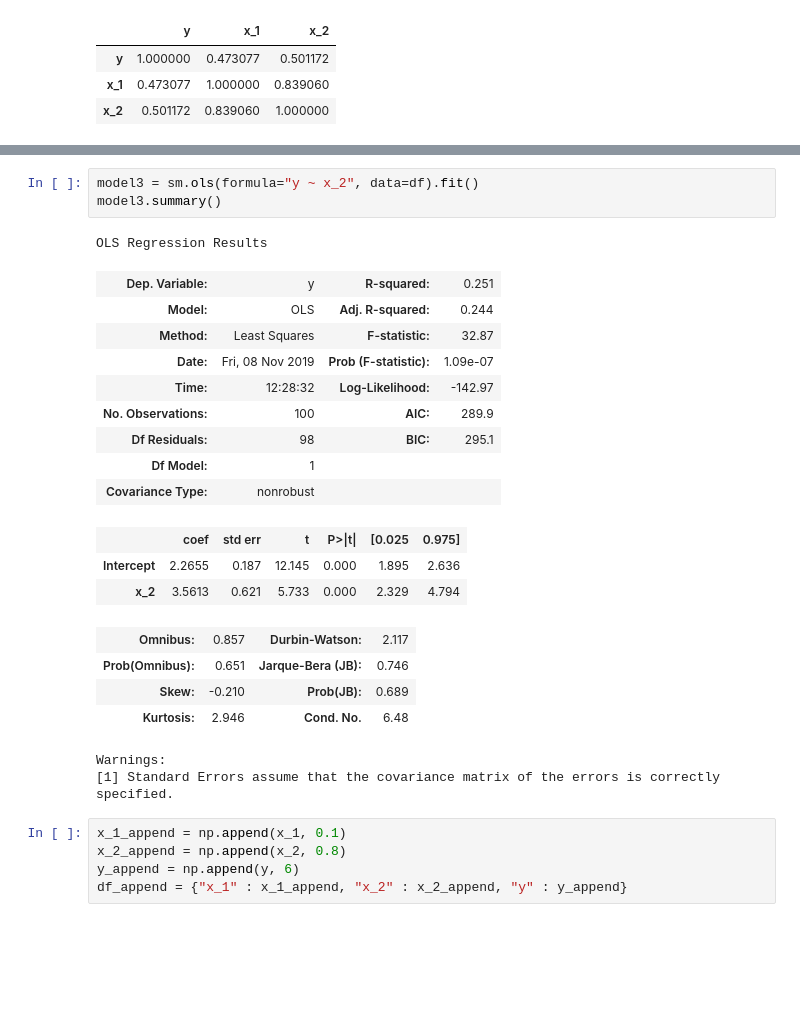
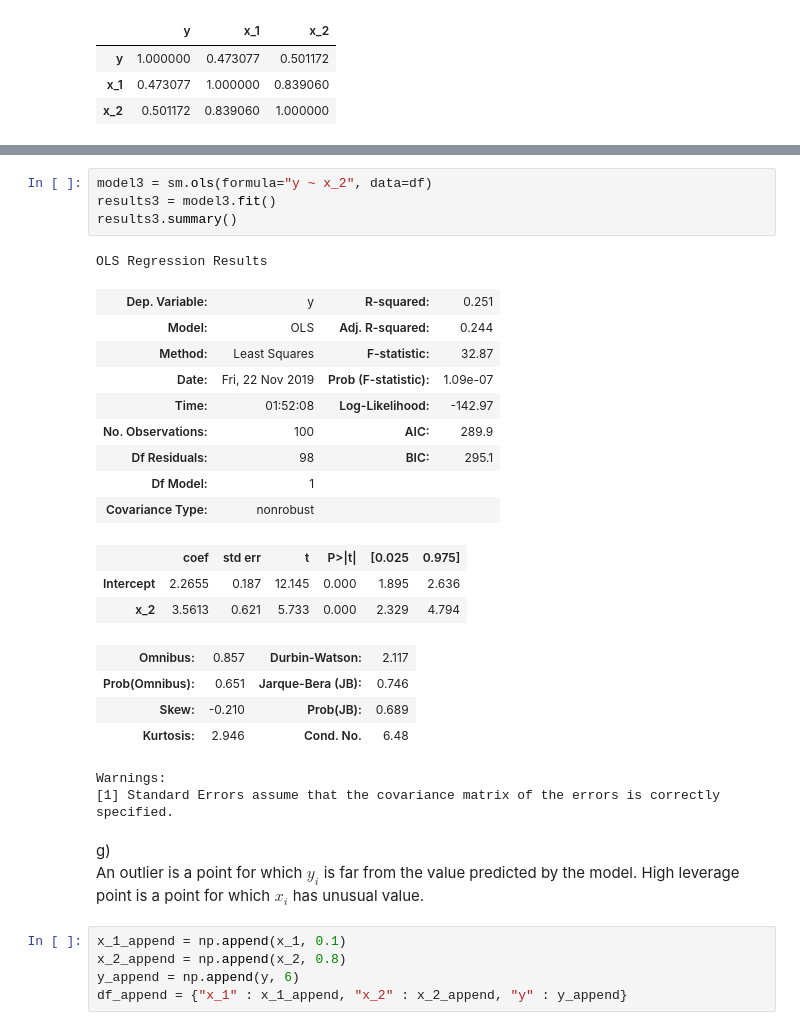
Before and after one commit to Fadion96/Data_Mining, a Jupyter notebook: linear_regression/ex9_14.ipynb, the cells around one changed output, grey strips where cells are left out. Saved outputs shown, nothing was run; the diff lists cells and outputs as text; blank space fills up the shorter version.

```diff
--- a/linear_regression/ex9_14.ipynb
+++ b/linear_regression/ex9_14.ipynb
@@ -79,13 +102,14 @@ Warnings:
 # %%
-model3 = sm.ols(formula="y ~ x_2", data=df).fit()
-model3.summary()
+model3 = sm.ols(formula="y ~ x_2", data=df)
+results3 = model3.fit()
+results3.summary()
 # %% [output]
 OLS Regression Results
 | Dep. Variable: | y | R-squared: | 0.251 |
 | Model: | OLS | Adj. R-squared: | 0.244 |
 | Method: | Least Squares | F-statistic: | 32.87 |
-| Date: | Fri, 08 Nov 2019 | Prob (F-statistic): | 1.09e-07 |
-| Time: | 12:28:32 | Log-Likelihood: | -142.97 |
+| Date: | Fri, 22 Nov 2019 | Prob (F-statistic): | 1.09e-07 |
+| Time: | 01:52:08 | Log-Likelihood: | -142.97 |
 | No. Observations: | 100 | AIC: | 289.9 |
 | Df Residuals: | 98 | BIC: | 295.1 |
 | Df Model: | 1 |  |  |
@@ -99,6 +123,10 @@ OLS Regression Results
 | Kurtosis: | 2.946 | Cond. No. | 6.48 |
 Warnings:
 [1] Standard Errors assume that the covariance matrix of the errors is correctly specified.
+# %% [markdown]
+g)
+An outlier is a point for which $y_i$ is far from the value predicted by the model.
+High leverage point is a point for which $x_i$ has unusual value.
 # %%
 x_1_append = np.append(x_1, 0.1)
 x_2_append = np.append(x_2, 0.8)
```
Also changed, not shown: parts of 13 cells of this notebook, 1 other file.
